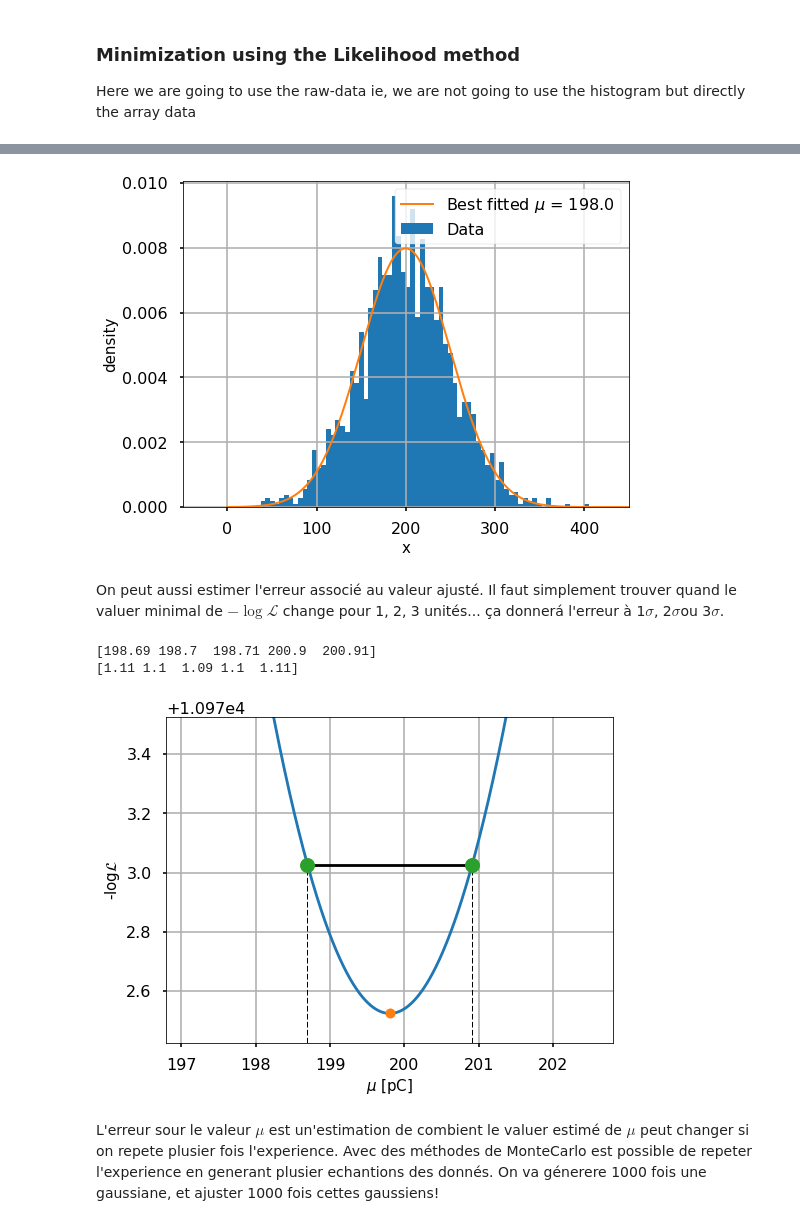
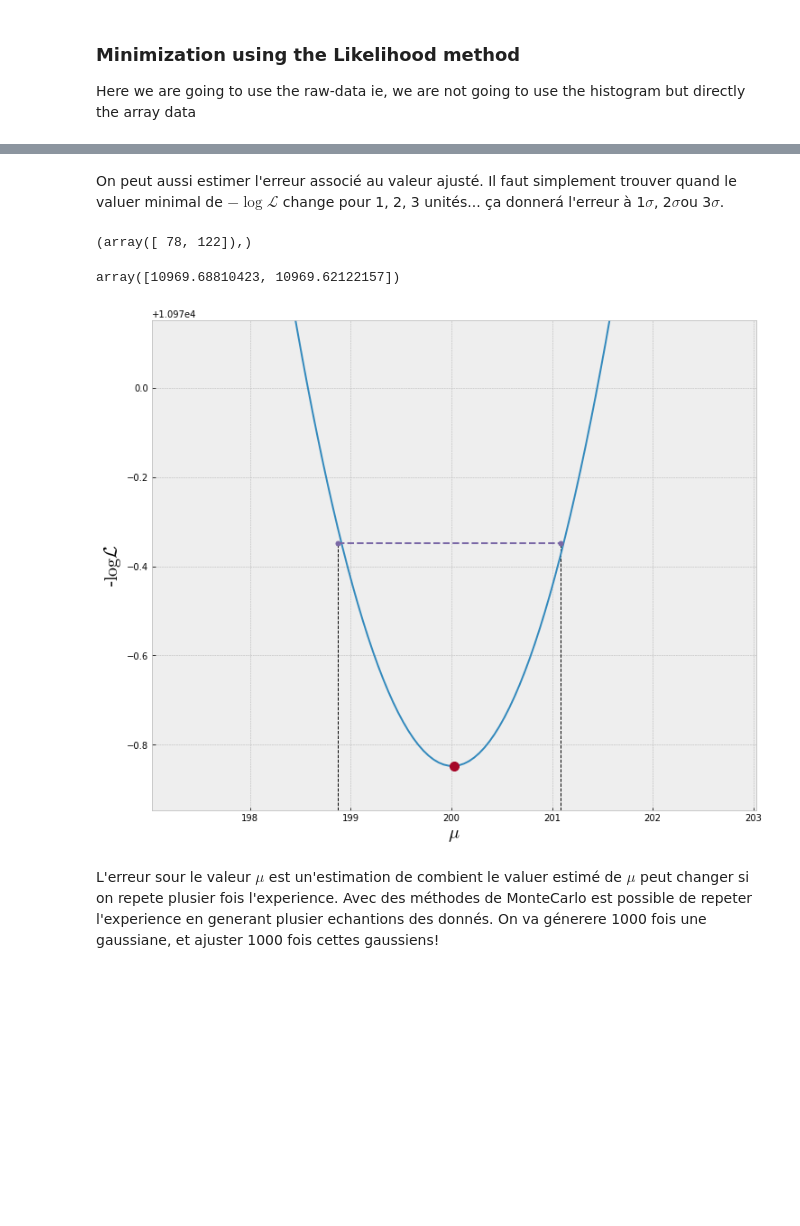
Before and after one commit to zemrude/PHYS-F-311, a Jupyter notebook: Fitting-Methods.ipynb, the cells around one changed output, grey strips where cells are left out. Cells and saved outputs as stored; diff of their text form; code cells hidden in the pictures; blank space fills up the shorter version.

```diff
--- a/Fitting-Methods.ipynb
+++ b/Fitting-Methods.ipynb
@@ -143,10 +98,8 @@ mumax = 205.
 L = []
 
 
-mm = np.arange(mumin, mumax, 0.01)
+mm = np.linspace(mumin, mumax, 200)
 
 for m in mm:
     P = gauss(data, m, sigma, 1.)
     L.append(-np.sum(np.log(P)))
-
-mubest = mm[np.where(L == np.min(L))]
@@ -153,2 +110,6 @@ mubest = mm[np.where(L == np.min(L))]
+# %%
+
+
+mubest = mm[(L == np.min(L))].flatten()
 # %%
 fig1, ax1 = plt.subplots(figsize=(8,6))
@@ -164,46 +125,50 @@ plt.show()
 # %%
-fig2, ax2 = plt.subplots(figsize=(8,6))
-plt.grid()
-ax2.hist(data,bins = 70,normed=True, label="Data")
+fig2, ax2 = plt.subplots(figsize=(12,10))
+ax2.errorbar(bincenters, hist, np.sqrt(hist), label="Data")
 x = np.arange(0, xmax, 0.1)
 
-# If the histogram is NOT normalized (normed = False) I need to rescale the PDF by the number of mc event and the binwidth
-#  binwidth = np.diff(bins)[0]
-#  ax4.plot(x, exp_decay(x, 1/tbest*len(data2)*binwidth, tbest, y0), lw =2 , label=r"Best fitted $\tau$ = %.1f"%tbest)
 
-ax2.plot(x, gauss(x, mubest, sigma, 1.), lw =2 , label=r"Best fitted $\mu$ = %.1f"%tbest)
+ax2.plot(x, gauss(x, mubest, truth.sigma, truth.norm), lw =2 , label=r"Best fitted $\mu$ = {:.2f}".format(mubest[0]))
 
 ax2.set_xlabel("x", fontsize=15)
 ax2.set_ylabel("density", fontsize=15)
 ax2.set_xlim(xmin, xmax)
 ax2.legend(loc="upper right")
 plt.show()
-# %% [output]
-[figure, removed]
 # %% [markdown]
 On peut aussi estimer l'erreur associé au valeur ajusté. Il faut simplement trouver quand le valuer minimal de $-\log\mathcal{L}$ change pour 1, 2, 3 unités... ça donnerá l'erreur à 1$\sigma$, 2$\sigma$ou 3$\sigma$.
+# %%
+# Two ways to calculate where logL is logL_min + 0.5
+#Using np.isclose:
+np.where(np.isclose(L, np.min(L) + 0.5, rtol=2e-6))
+# %% [output]
+(array([ 78, 122]),)
+# %%
+#Usign sign, and diff
+mask = np.argwhere(np.diff(np.sign(L - (np.min(L) + 0.5)) )).flatten()
+# %%
+L = np.array(L)
+L[mask]
+# %% [output]
+array([10969.68810423, 10969.62122157])
 # %%
-fig1, ax1 = plt.subplots(figsize=(8,6))
-plt.grid()
+fig1, ax1 = plt.subplots(figsize=(12,10))
+
 ax1.plot(mm, L)
-ax1.set_xlabel(r"$\mu$ [pC]", fontsize=15)
-ax1.set_ylabel("-$\log \mathcal{L}$", fontsize=15)
+ax1.set_xlabel(r"$\mu$ ")
+ax1.set_ylabel("-$\log \mathcal{L}$")
 ax1.plot(mubest, np.min(L),'o', ms=10)
-musigmas = (mm[np.where(np.isclose(L, np.min(L) + 0.5,rtol=1e-6))])
-print (musigmas)
-ax1.hlines(y = np.min(L) + 0.5,xmin=musigmas[0], xmax=musigmas[-1])
-ax1.vlines(x= musigmas[0], ymin = np.min(L) - 0.1, ymax = np.min(L) + 0.5 ,lw = 1, linestyle="--")
-ax1.vlines(x= musigmas[-1], ymin = np.min(L) - 0.1, ymax = np.min(L) + 0.5, lw = 1, linestyle="--")
-ax1.plot([musigmas[0], musigmas[-1]], [np.min(L) + 0.5 , np.min(L) + 0.5 ],'o', ms=15)
-sigmas = np.abs(musigmas - mubest)
-print (sigmas)
+
+ax1.plot(mm[mask], 2*[np.min(L) + 0.5], 'o', ms=5, linestyle='--')
+
+ax1.vlines(x = mm[mask][0], ymin = np.min(L) - 0.1, ymax = np.min(L) + 0.5 ,lw = 1, linestyle="--")
+ax1.vlines(x = mm[mask][1], ymin = np.min(L) - 0.1, ymax = np.min(L) + 0.5, lw = 1, linestyle="--")
+
 ax1.set_ylim(np.min(L) - 0.1, np.min(L) + 1)
 ax1.set_xlim(mubest - 3,mubest + 3)
 plt.show()
 # %% [output]
-[198.69 198.7  198.71 200.9  200.91]
-[1.11 1.1  1.09 1.1  1.11]
-[figure, old version]
+[figure, new version]
 # %% [markdown]
 L'erreur sour le valeur $\mu$ est un'estimation de combient le valuer estimé de $\mu$ peut changer si on repete plusier fois l'experience. Avec des méthodes de MonteCarlo est possible de repeter l'experience en generant plusier echantions des donnés. On va génerere 1000 fois une gaussiane, et ajuster 1000 fois cettes gaussiens!
 # %%
```
Also changed, not shown: parts of 34 cells of this notebook, 3 other files.
